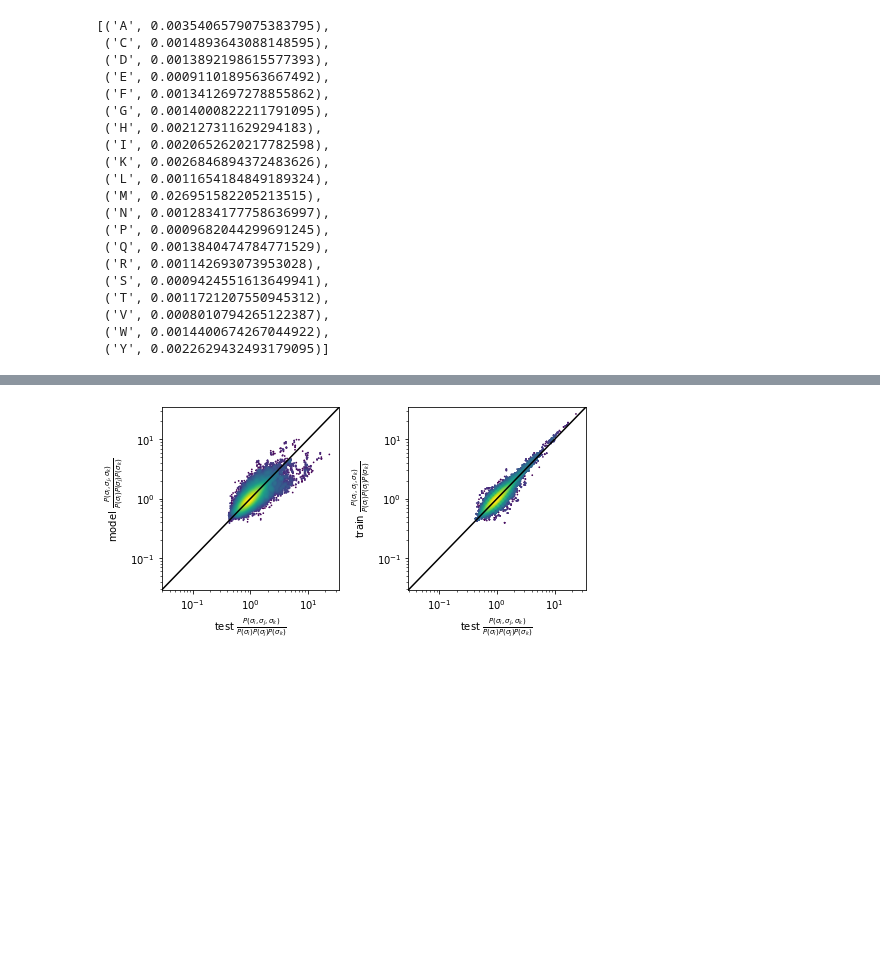
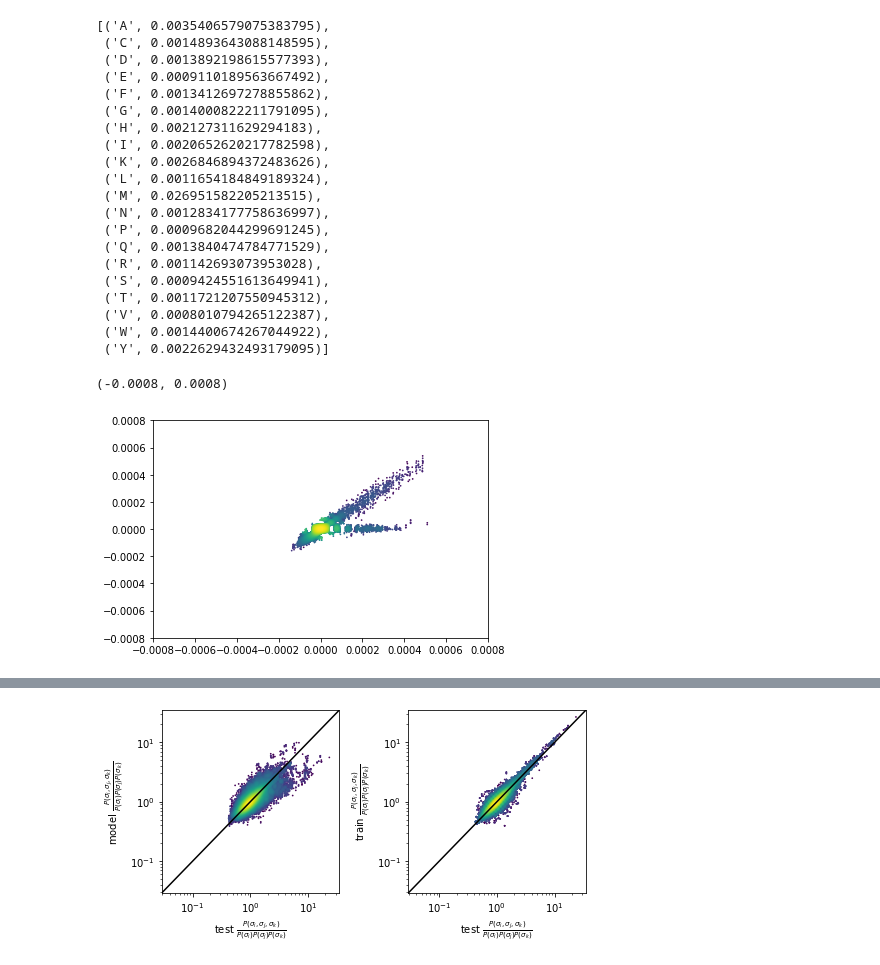
Before and after one commit to andim/peptidome, a Jupyter notebook: code/maxent/maxent_analysis.ipynb, the cells around one changed output, grey strips where cells are left out. Drawn from its saved outputs; the diff is of its cells as text; code cells hidden in the pictures; blank space fills up the shorter version.

```diff
--- a/code/maxent/maxent_analysis.ipynb
+++ b/code/maxent/maxent_analysis.ipynb
@@ -152,3 +167,14 @@ for dataset in ['train', 'test', 'model', 'model_global']:
+# %%
+fig, ax = plt.subplots()
+plotting.density_scatter(flatten_ijk(observables_dict['cijk']['test']),
+                         flatten_ijk(cijk),
+                         norm=colors.LogNorm(vmin=1),
+                         s=0.5, bins=50, ax=ax)
+ax.set_xlim(-8e-4, 8e-4)
+ax.set_ylim(-8e-4, 8e-4)
+# %% [output]
+(-0.0008, 0.0008)
+[figure, added]
 # %%
 fig, axes = plt.subplots(figsize=(8, 5), ncols=3, nrows=2)
 
```
Also changed, not shown: parts of 4 cells of this notebook, 2 other files.
